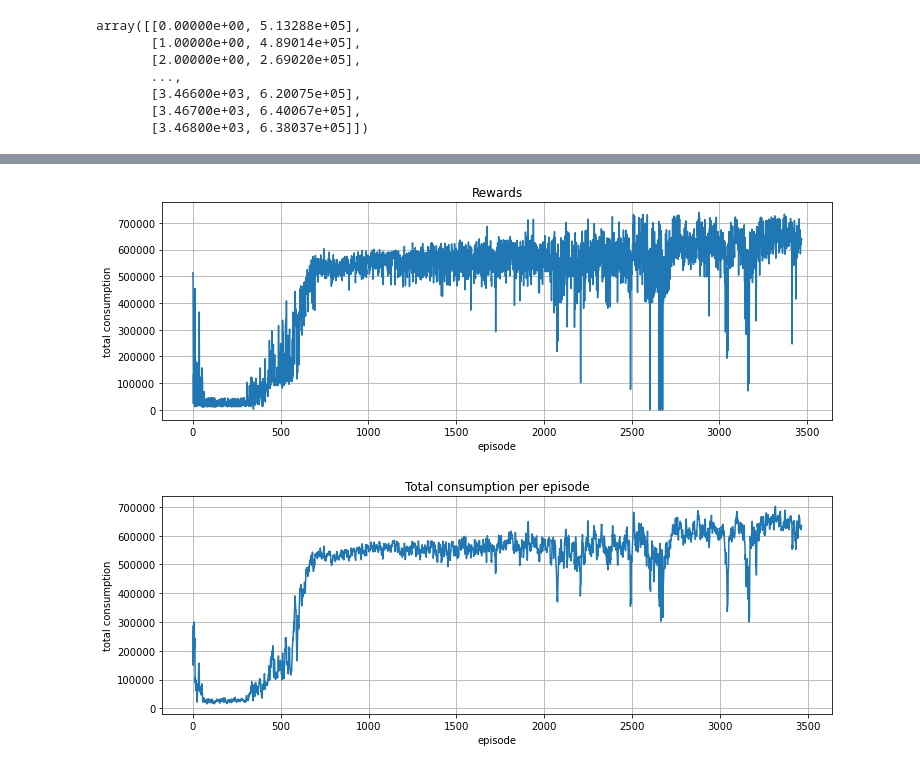
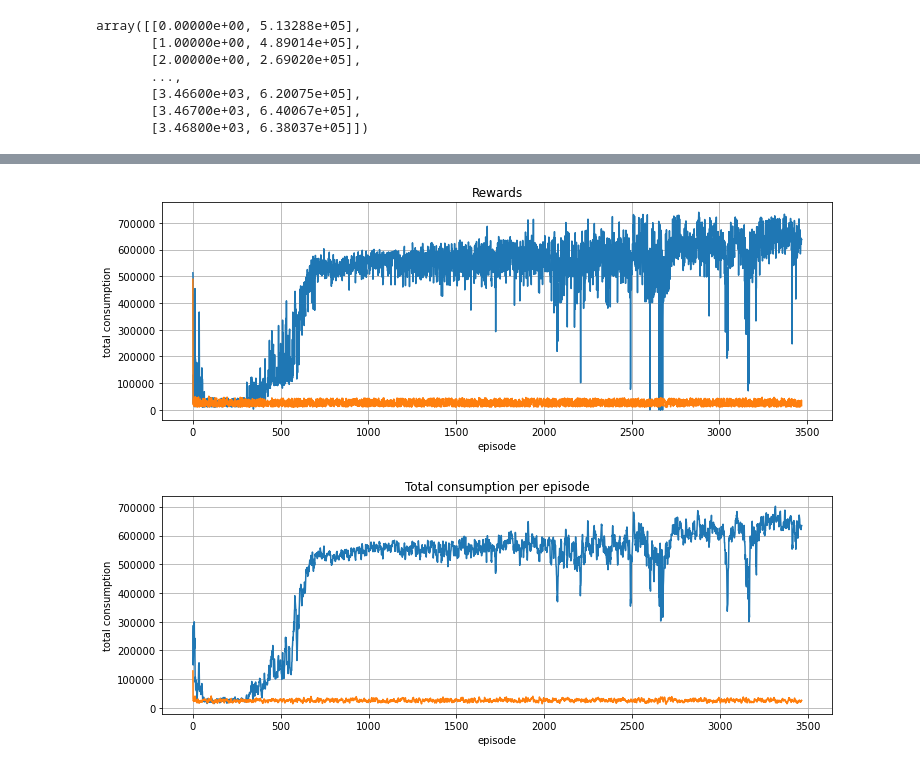
Before and after one commit to rafacheang/social_dilemmas_regulation, a Jupyter notebook: graphs.ipynb, the cells around one changed output, grey strips where cells are left out. Drawn from its saved outputs; the diff is of its cells as text; code cells hidden in the pictures.

Commit message:
Adds no regulator case

```diff
--- a/graphs.ipynb
+++ b/graphs.ipynb
@@ -6,6 +6,7 @@ import matplotlib.pyplot as plt
 #import seaborn as sns
 # %%
 episodes_rewards = genfromtxt('logs/episodes_rewards.csv', delimiter=', ')
+no_regulator = genfromtxt('logs/no_regulator.csv', delimiter=', ')
 # %%
 episodes_rewards
 # %% [output]
@@ -19,22 +30,28 @@ array([[0.00000e+00, 5.13288e+05],
+# %%
+no_regulator = no_regulator[:3469]
 # %%
 def moving_average(arr, n=5) :
     ret = np.cumsum(arr, dtype=float)
     ret[n:] = ret[n:] - ret[:-n]
     return ret[n - 1:] / n
 # %%
-x = episodes_rewards[:,0]
-y = episodes_rewards[:,1]
+x1 = episodes_rewards[:,0]
+y1 = episodes_rewards[:,1]
+
+x2 = no_regulator[:,0]
+y2 = no_regulator[:,1]
 
 fig, ax = plt.subplots(figsize=(12,4))
-ax.plot(x, y)
+ax.plot(x1, y1)
+ax.plot(x2, y2)
 
 ax.set(xlabel='episode', ylabel='total consumption',
        title='Rewards')
 ax.grid()
 
 fig.savefig("test.png")
 plt.show()
 # %% [output]
-[figure, old version]
+[figure, new version]
 # %%
 mov_avg_rewards = moving_average(episodes_rewards[:,1])
@@ -41,9 +59,13 @@ mov_avg_rewards = moving_average(episodes_rewards[:,1])
 # %%
-x = episodes_rewards[:3465,0]
-y = mov_avg_rewards
+x1 = episodes_rewards[:3465,0]
+y1 = mov_avg_rewards
+
+x2 = no_regulator[:3465,0]
+y2 = mov_avg_no_regulator
 
 fig, ax = plt.subplots(figsize=(12,4))
-ax.plot(x, y)
+ax.plot(x1, y1)
+ax.plot(x2, y2)
 
 ax.set(xlabel='episode', ylabel='total consumption',
        title='Total consumption per episode')
@@ -52,4 +74,4 @@ ax.grid()
 fig.savefig("rewards_plot.png")
 plt.show()
 # %% [output]
-[figure, old version]
+[figure, new version]
```
Also changed, not shown: parts of 2 cells of this notebook, 2 other files.
